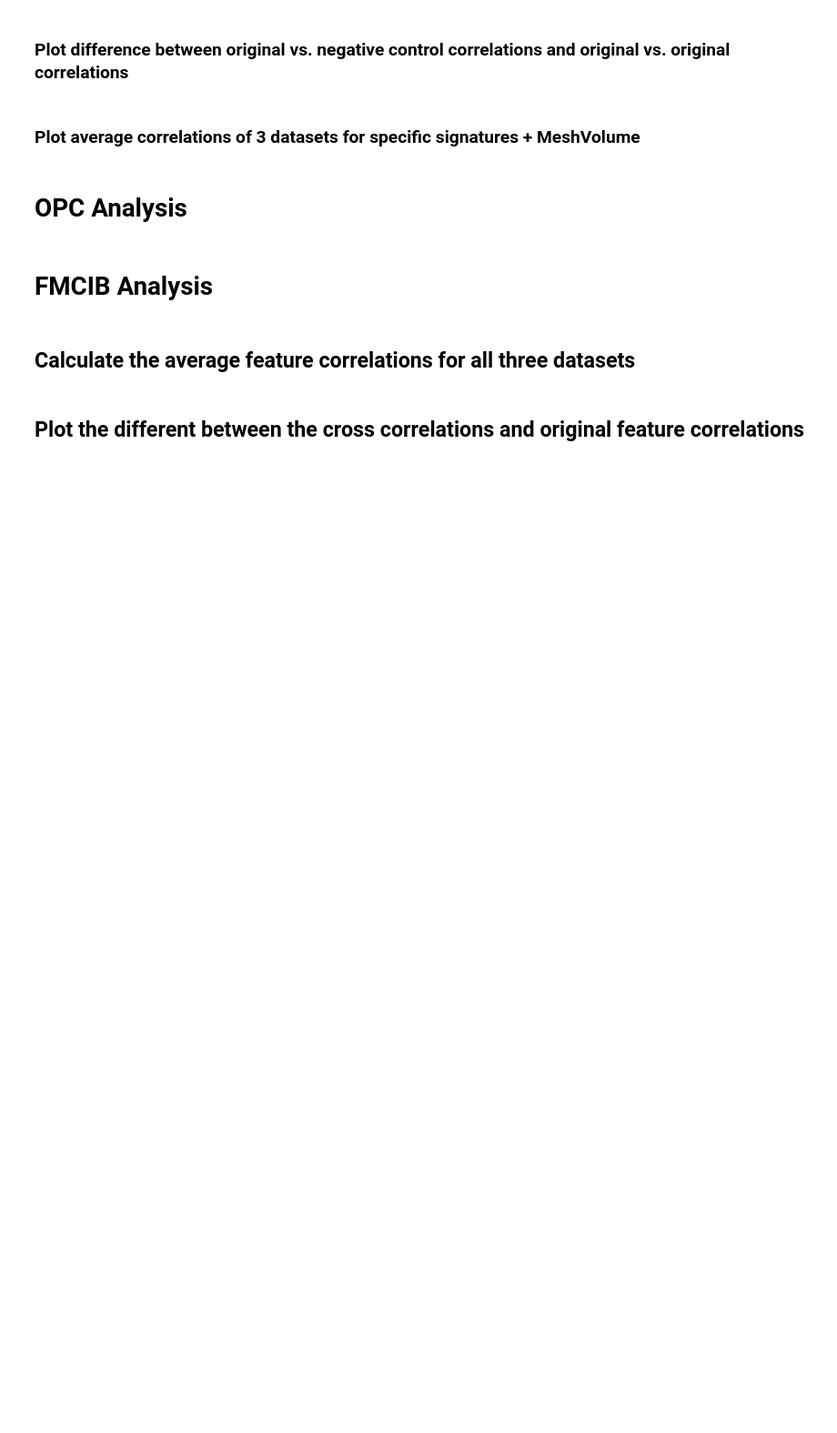
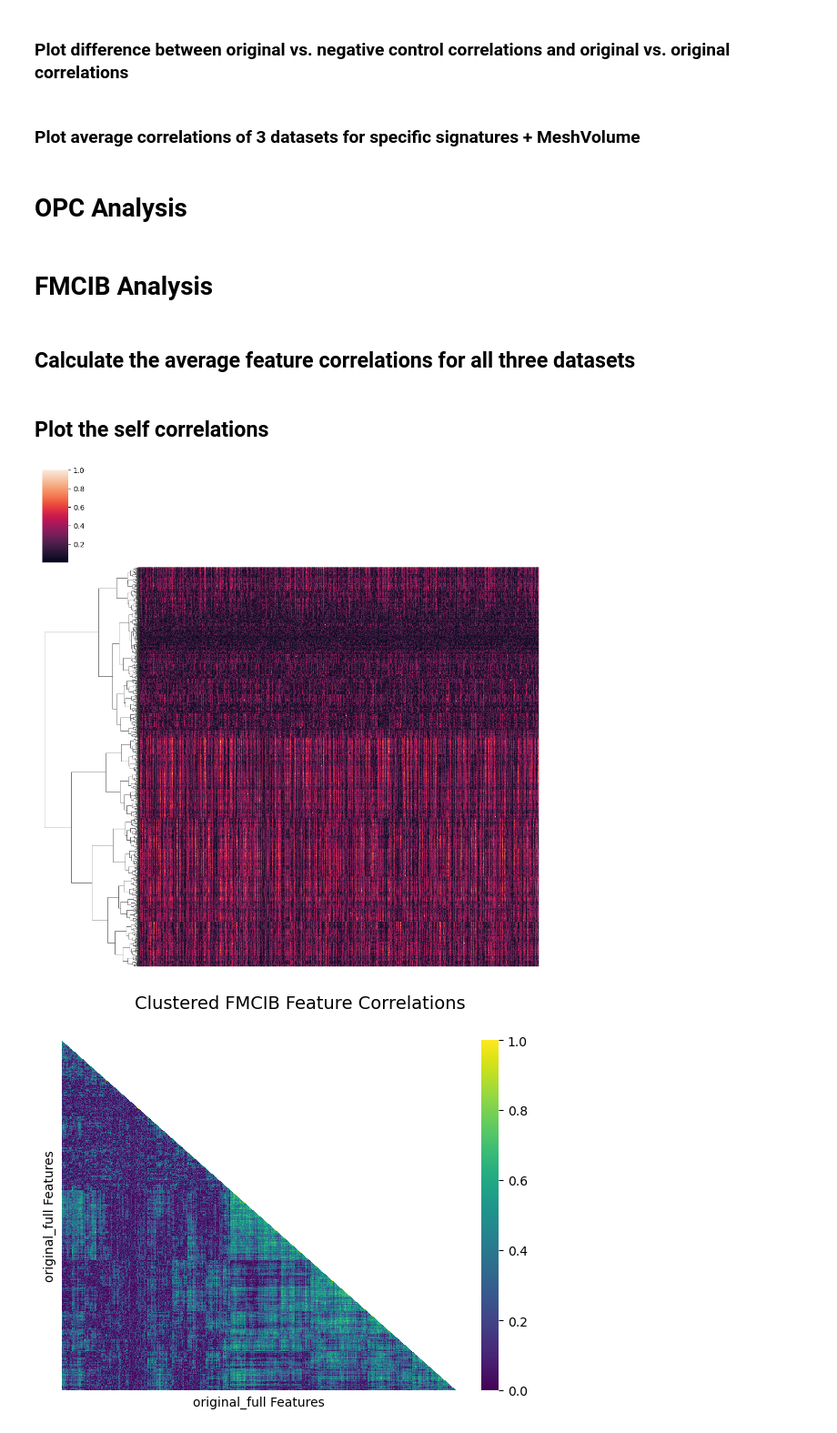
Before and after one commit to bhklab/readii_2_roqc, a Jupyter notebook: sandbox/dev/dev_correlate.ipynb, the cells around one changed output. Shown at 91% size. Saved outputs shown, nothing was run; the diff lists cells and outputs as text; code cells hidden in the pictures; blank space fills up the shorter version.

```diff
--- a/sandbox/dev/dev_correlate.ipynb
+++ b/sandbox/dev/dev_correlate.ipynb
@@ -1017,5 +1027,3 @@ avg_orig_vs_nc_corrs.to_csv(dirs.RESULTS / 'avg_RADCURE_HN1_NSCLC' / 'fmcib' / '
 # Just the original feature correlations
 avg_orig_corrs = avg_corrs.filter(regex='.*_original', axis=0)
 avg_orig_corrs.to_csv(dirs.RESULTS / 'avg_RADCURE_HN1_NSCLC' / 'fmcib' / 'correlations' / 'original_full_pearson.csv')
-# %% [markdown]
-## Plot the different between the cross correlations and original feature correlations
@@ -1049,0 +1030,2 @@ for itype in itypes:
+# %% [markdown]
+## Plot the self correlations
@@ -1049,0 +1035,35 @@ for itype in itypes:
+# %%
+abs_orig_corrs = abs(avg_orig_corrs)
+# mask = np.triu(np.ones_like(avg_orig_corrs), 1)
+# %%
+clustergrid_corr = sns.clustermap(abs_orig_corrs,
+               method='ward',
+               metric='euclidean',
+               row_cluster=True,
+               col_cluster=False,
+               xticklabels = False,
+               yticklabels = False
+               )
+
+clustered_corrs = abs_orig_corrs.iloc[clustergrid_corr.dendrogram_row.reordered_ind, clustergrid_corr.dendrogram_row.reordered_ind]
+
+cluster_corr_hm = plotCorrelationHeatmap(clustered_corrs,
+                            diagonal = True,
+                            cmap = 'viridis',
+                            xlabel = f'original_full Features',
+                            ylabel = f'original_full Features',
+                            title = f"Clustered FMCIB Feature Correlations",
+                            subtitle = "",
+                            show_tick_labels = False,
+                            show_ticks = False,
+                            vmin = 0.0,
+                            vmax = 1.0
+                            )
+cluster_corr_hm.set_size_inches(7,5)
+
+new_order = clustergrid_corr.dendrogram_row.reordered_ind
+
+pd.DataFrame(new_order).to_csv(dirs.RESULTS / "avg_RADCURE_HN1_NSCLC/fmcib/clustered_feature_order.csv", index=0)
+# %% [output]
+[figure, added]
+[figure, added]
```
Also changed, not shown: parts of 20 cells of this notebook.
